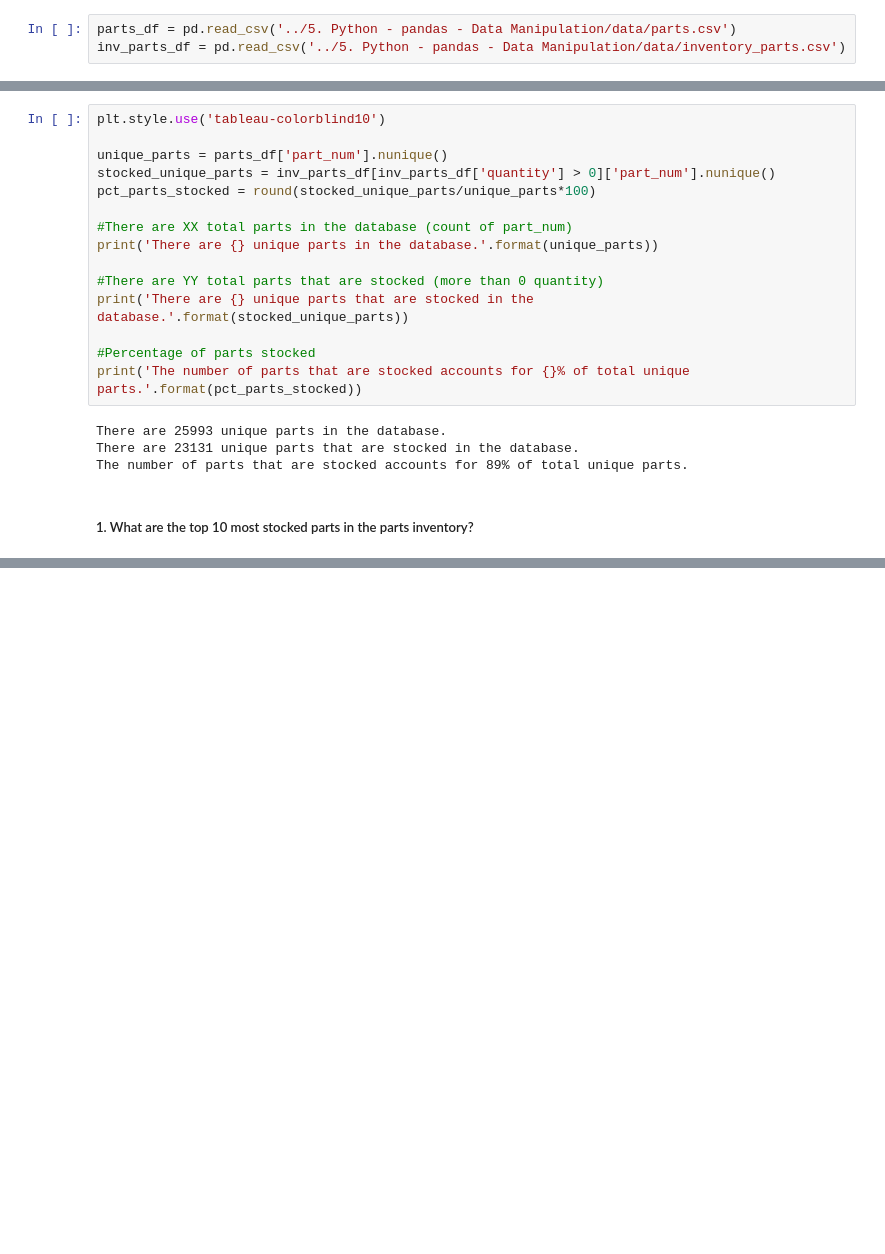
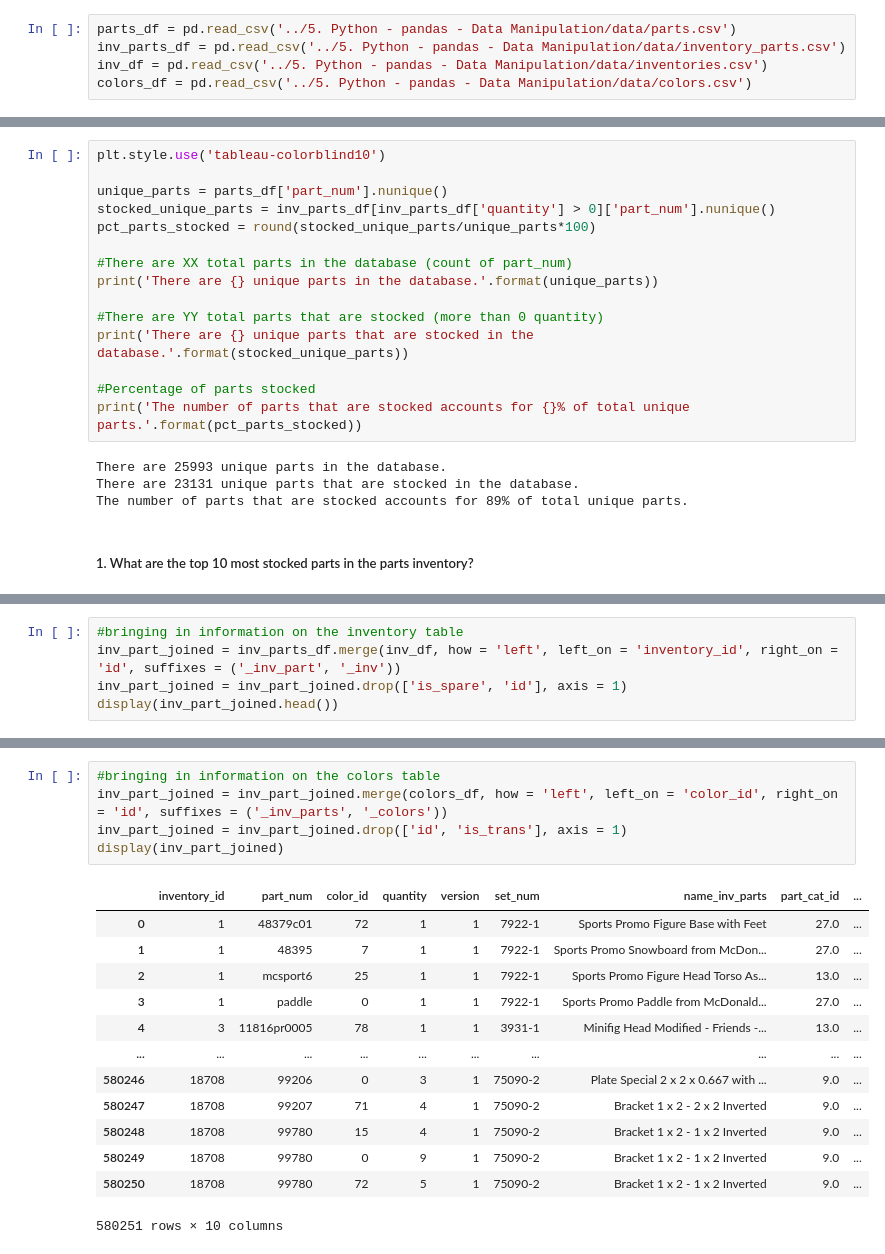
Before and after one commit to lanhoang82/Data-Portfolio-1, a Jupyter notebook: 5. Python - pandas - Data Manipulation/2. LEGO Database - Parts Analysis.ipynb, the cells around one changed output, grey strips where cells are left out. Drawn from its saved outputs; the diff is of its cells as text; blank space fills up the shorter version.

```diff
--- a/5. Python - pandas - Data Manipulation/2. LEGO Database - Parts Analysis.ipynb
+++ b/5. Python - pandas - Data Manipulation/2. LEGO Database - Parts Analysis.ipynb
@@ -28,3 +28,5 @@ import matplotlib.colors as mcolors
 # %%
 parts_df = pd.read_csv('../5. Python - pandas - Data Manipulation/data/parts.csv')
 inv_parts_df = pd.read_csv('../5. Python - pandas - Data Manipulation/data/inventory_parts.csv')
+inv_df = pd.read_csv('../5. Python - pandas - Data Manipulation/data/inventories.csv')
+colors_df = pd.read_csv('../5. Python - pandas - Data Manipulation/data/colors.csv')
@@ -106,0 +132,5 @@ The number of parts that are stocked accounts for 89% of total unique parts.
+# %%
+#bringing in information on the inventory table
+inv_part_joined = inv_parts_df.merge(inv_df, how = 'left', left_on = 'inventory_id', right_on = 'id', suffixes = ('_inv_part', '_inv'))
+inv_part_joined = inv_part_joined.drop(['is_spare', 'id'], axis = 1)
+display(inv_part_joined.head())
@@ -106,0 +162,19 @@ The number of parts that are stocked accounts for 89% of total unique parts.
+# %%
+#bringing in information on the colors table
+inv_part_joined = inv_part_joined.merge(colors_df, how = 'left', left_on = 'color_id', right_on = 'id', suffixes = ('_inv_parts', '_colors'))
+inv_part_joined = inv_part_joined.drop(['id', 'is_trans'], axis = 1)
+display(inv_part_joined)
+# %% [output]
+|  | inventory_id | part_num | color_id | quantity | version | set_num | name_inv_parts | part_cat_id | ... |
+| 0 | 1 | 48379c01 | 72 | 1 | 1 | 7922-1 | Sports Promo Figure Base with Feet | 27.0 | ... |
+| 1 | 1 | 48395 | 7 | 1 | 1 | 7922-1 | Sports Promo Snowboard from McDon... | 27.0 | ... |
+| 2 | 1 | mcsport6 | 25 | 1 | 1 | 7922-1 | Sports Promo Figure Head Torso As... | 13.0 | ... |
+| 3 | 1 | paddle | 0 | 1 | 1 | 7922-1 | Sports Promo Paddle from McDonald... | 27.0 | ... |
+| 4 | 3 | 11816pr0005 | 78 | 1 | 1 | 3931-1 | Minifig Head Modified - Friends -... | 13.0 | ... |
+| ... | ... | ... | ... | ... | ... | ... | ... | ... | ... |
+| 580246 | 18708 | 99206 | 0 | 3 | 1 | 75090-2 | Plate Special 2 x 2 x 0.667 with ... | 9.0 | ... |
+| 580247 | 18708 | 99207 | 71 | 4 | 1 | 75090-2 | Bracket 1 x 2 - 2 x 2 Inverted | 9.0 | ... |
+| 580248 | 18708 | 99780 | 15 | 4 | 1 | 75090-2 | Bracket 1 x 2 - 1 x 2 Inverted | 9.0 | ... |
+| 580249 | 18708 | 99780 | 0 | 9 | 1 | 75090-2 | Bracket 1 x 2 - 1 x 2 Inverted | 9.0 | ... |
+| 580250 | 18708 | 99780 | 72 | 5 | 1 | 75090-2 | Bracket 1 x 2 - 1 x 2 Inverted | 9.0 | ... |
+580251 rows × 10 columns
```
Also changed, not shown: parts of 16 cells of this notebook.
